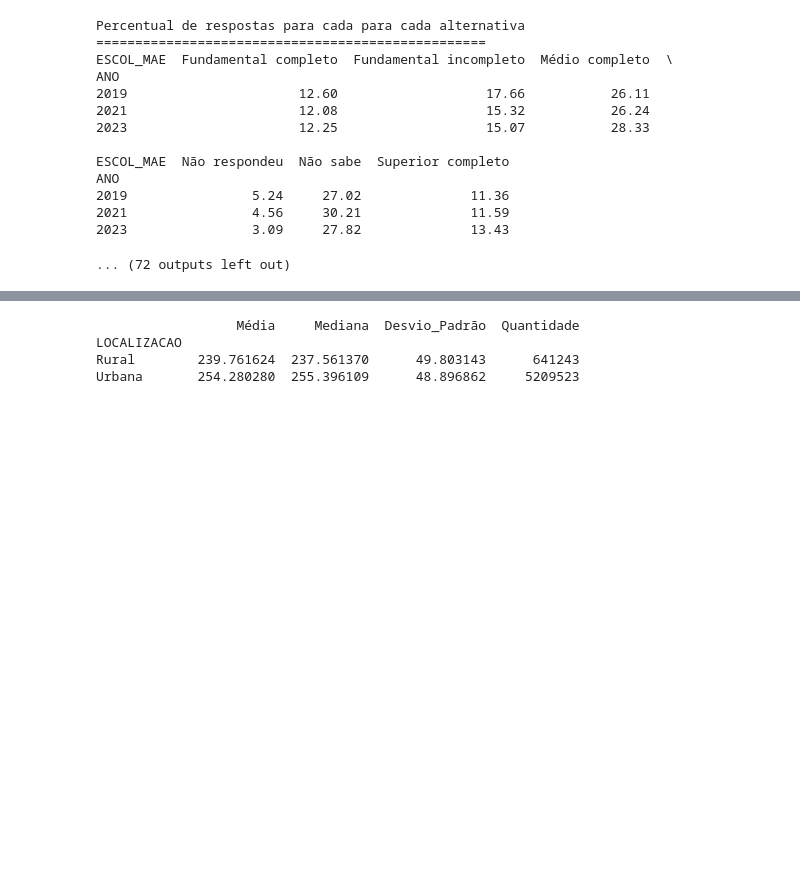
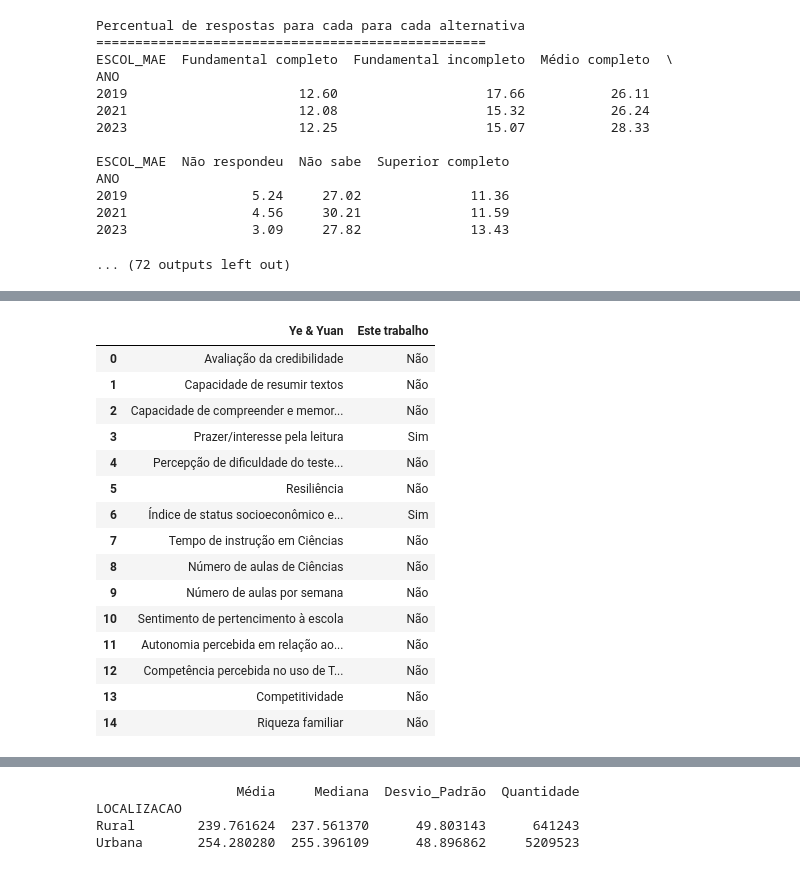
Before and after one commit to emilly788/TCC, a Jupyter notebook: 2. Análise Exploratória dos Dados.ipynb, the cells around one changed output, grey strips where cells are left out. Drawn from its saved outputs; the diff is of its cells as text; code cells hidden in the pictures; blank space fills up the shorter version.

```diff
--- a/2. Análise Exploratória dos Dados.ipynb
+++ b/2. Análise Exploratória dos Dados.ipynb
@@ -216,0 +324,51 @@ Entrando numa etapa mais analítica da pesquisa, agora o objetivo é comparar a
+# %%
+tabela = pd.DataFrame([
+    ["Avaliação da credibilidade ", "Não"],
+    ["Capacidade de resumir textos", "Não"],
+    ["Capacidade de compreender e memorizar", "Não"],
+    ["Prazer/interesse pela leitura", "Sim"],
+    ["Percepção de dificuldade do teste PISA ", "Não"],
+    ["Resiliência", "Não"],
+    ["Índice de status socioeconômico e cultural", "Sim"],
+    ["Tempo de instrução em Ciências", "Não"],
+    ["Número de aulas de Ciências", "Não"],
+    ["Número de aulas por semana", "Não"],
+    ["Sentimento de pertencimento à escola", "Não"],
+    #["Medo do fracasso", "Não"],
+    #["Significado/propósito da vida", "Não"],
+    #["Feedback percebido/qualidade da prática docente", "Sim(2023)"],
+    #["Recursos educacionais disponíveis em casa", "Não"],
+    #["Percepção de cooperação na escola", "Não"],
+    #["Percepção de competitividade na escola", "Não"],
+    ["Autonomia percebida em relação ao uso de TIC (Tecnologias da Informação e Comunicação)", "Não"],
+    ["Competência percebida no uso de TIC (Tecnologias da Informação e Comunicação)", "Não"],
+    ["Competitividade", "Não"],
+    ["Riqueza familiar", "Não"],
+    #["Tempo total de aprendizagem por semana", "Não"],
+    #["Autoconceito de leitura: percepção de competência", "Não"],
+    #["Número de aulas de língua estrangeira", "Não"],
+    #["Clareza de significado ou propósito da vida", "Não"],
+    #["Bens/recursos disponíveis em casa", "Sim"],
+    #["Uso de TIC relacionada à disciplina fora das aulas", "Não"]
+], columns=[
+    "Ye & Yuan",
+    "Este trabalho"
+])
+tabela
+# %% [output]
+|  | Ye & Yuan | Este trabalho |
+| 0 | Avaliação da credibilidade | Não |
+| 1 | Capacidade de resumir textos | Não |
+| 2 | Capacidade de compreender e memor... | Não |
+| 3 | Prazer/interesse pela leitura | Sim |
+| 4 | Percepção de dificuldade do teste... | Não |
+| 5 | Resiliência | Não |
+| 6 | Índice de status socioeconômico e... | Sim |
+| 7 | Tempo de instrução em Ciências | Não |
+| 8 | Número de aulas de Ciências | Não |
+| 9 | Número de aulas por semana | Não |
+| 10 | Sentimento de pertencimento à escola | Não |
+| 11 | Autonomia percebida em relação ao... | Não |
+| 12 | Competência percebida no uso de T... | Não |
+| 13 | Competitividade | Não |
+| 14 | Riqueza familiar | Não |
```
Also changed, not shown: parts of 24 cells of this notebook.
